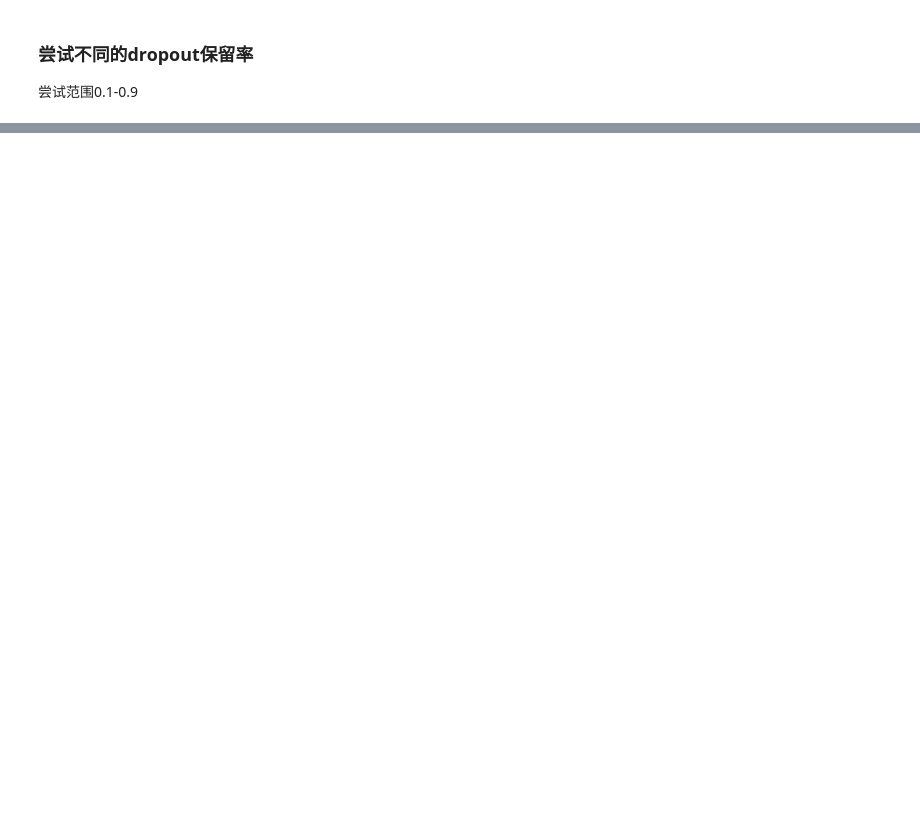
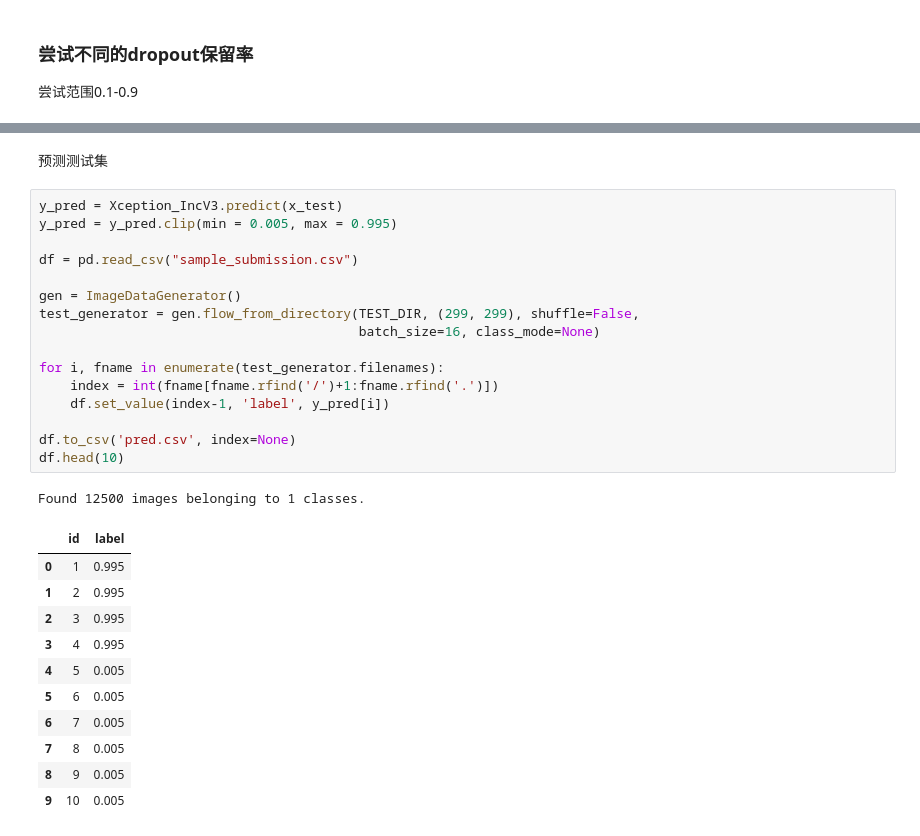
Before and after one commit to euii/capstone, a Jupyter notebook: dog_vs_cat/dog_vs_cat.ipynb, the cells around one changed output, grey strips where cells are left out. Saved outputs shown, nothing was run; the diff lists cells and outputs as text; blank space fills up the shorter version.

```diff
--- a/dog_vs_cat/dog_vs_cat.ipynb
+++ b/dog_vs_cat/dog_vs_cat.ipynb
@@ -434,0 +374,31 @@ val_loss_df
+# %% [markdown]
+预测测试集
+# %%
+y_pred = Xception_IncV3.predict(x_test)
+y_pred = y_pred.clip(min = 0.005, max = 0.995)
+
+df = pd.read_csv("sample_submission.csv")
+
+gen = ImageDataGenerator()
+test_generator = gen.flow_from_directory(TEST_DIR, (299, 299), shuffle=False,
+                                         batch_size=16, class_mode=None)
+
+for i, fname in enumerate(test_generator.filenames):
+    index = int(fname[fname.rfind('/')+1:fname.rfind('.')])
+    df.set_value(index-1, 'label', y_pred[i])
+
+df.to_csv('pred.csv', index=None)
+df.head(10)
+# %% [output]
+Found 12500 images belonging to 1 classes.
+|  | id | label |
+| 0 | 1 | 0.995 |
+| 1 | 2 | 0.995 |
+| 2 | 3 | 0.995 |
+| 3 | 4 | 0.995 |
+| 4 | 5 | 0.005 |
+| 5 | 6 | 0.005 |
+| 6 | 7 | 0.005 |
+| 7 | 8 | 0.005 |
+| 8 | 9 | 0.005 |
+| 9 | 10 | 0.005 |
```
Also changed, not shown: parts of 22 cells of this notebook.
